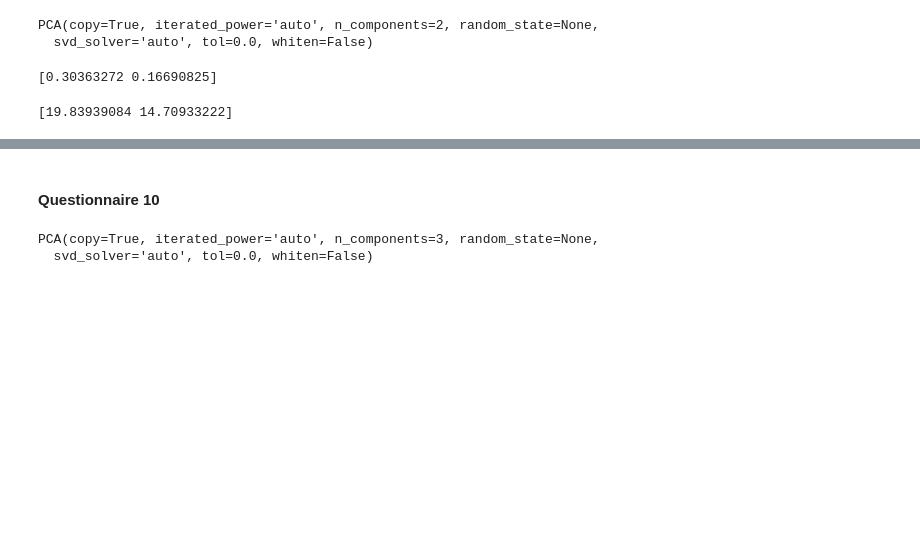
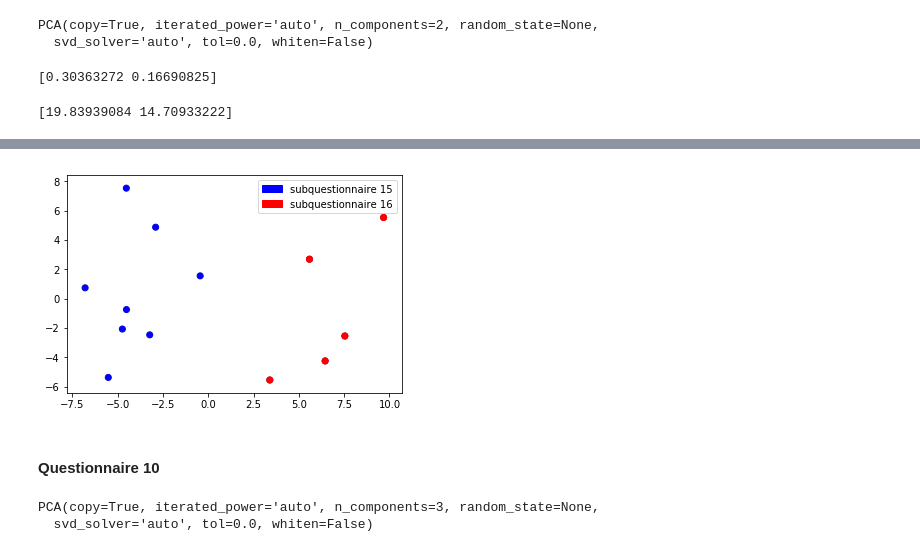
Before and after one commit to MrymZakani/SHS_project, a Jupyter notebook: exploring_habits_data.ipynb, the cells around one changed output, grey strips where cells are left out. Saved outputs shown, nothing was run; the diff lists cells and outputs as text; code cells hidden in the pictures; blank space fills up the shorter version.

```diff
--- a/exploring_habits_data.ipynb
+++ b/exploring_habits_data.ipynb
@@ -227,0 +253,3 @@ print(pca_2.singular_values_)
+# %%
+q14_transformed = PCA(n_components=2).fit_transform(q14_data)
+q14_transformed
@@ -228,3 +270,21 @@ print(pca_2.singular_values_)
+# %%
+import matplotlib.pyplot as plt
+color = [1,1,1,1,1,1,1,1,0,0,0,0,0]
+
+plt.scatter(q14_transformed[:,0],q14_transformed[:,1] ,c=color)
+color_q10 = ["blue","blue","blue","blue","blue","blue","blue","blue","red","red","red","red","red"]
+
+red_patch = mpatches.Patch(color='red', label='subquestionnaire 16')
+blue_patch = mpatches.Patch(color='blue', label='subquestionnaire 15')
+
+
+plt.scatter(q14_transformed[:,0],q14_transformed[:,1] ,c=color_q10)
+plt.legend(handles=[blue_patch,red_patch])
+plt.show()
+
+plt.show()
+# %% [output]
+[figure, added]
 # %% [markdown]
 #### Questionnaire 10
 # %%
```
Also changed, not shown: parts of 5 cells of this notebook.
